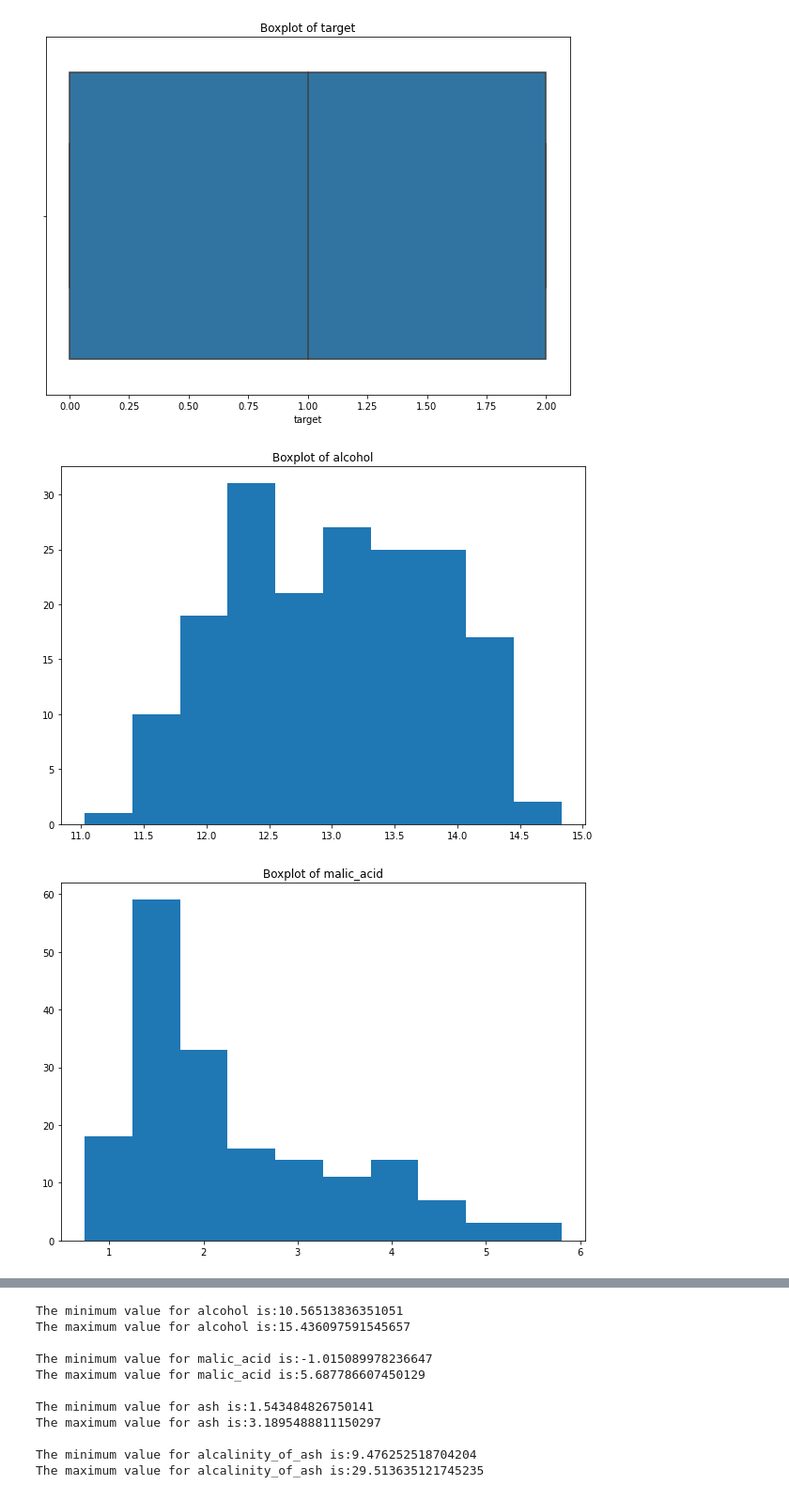
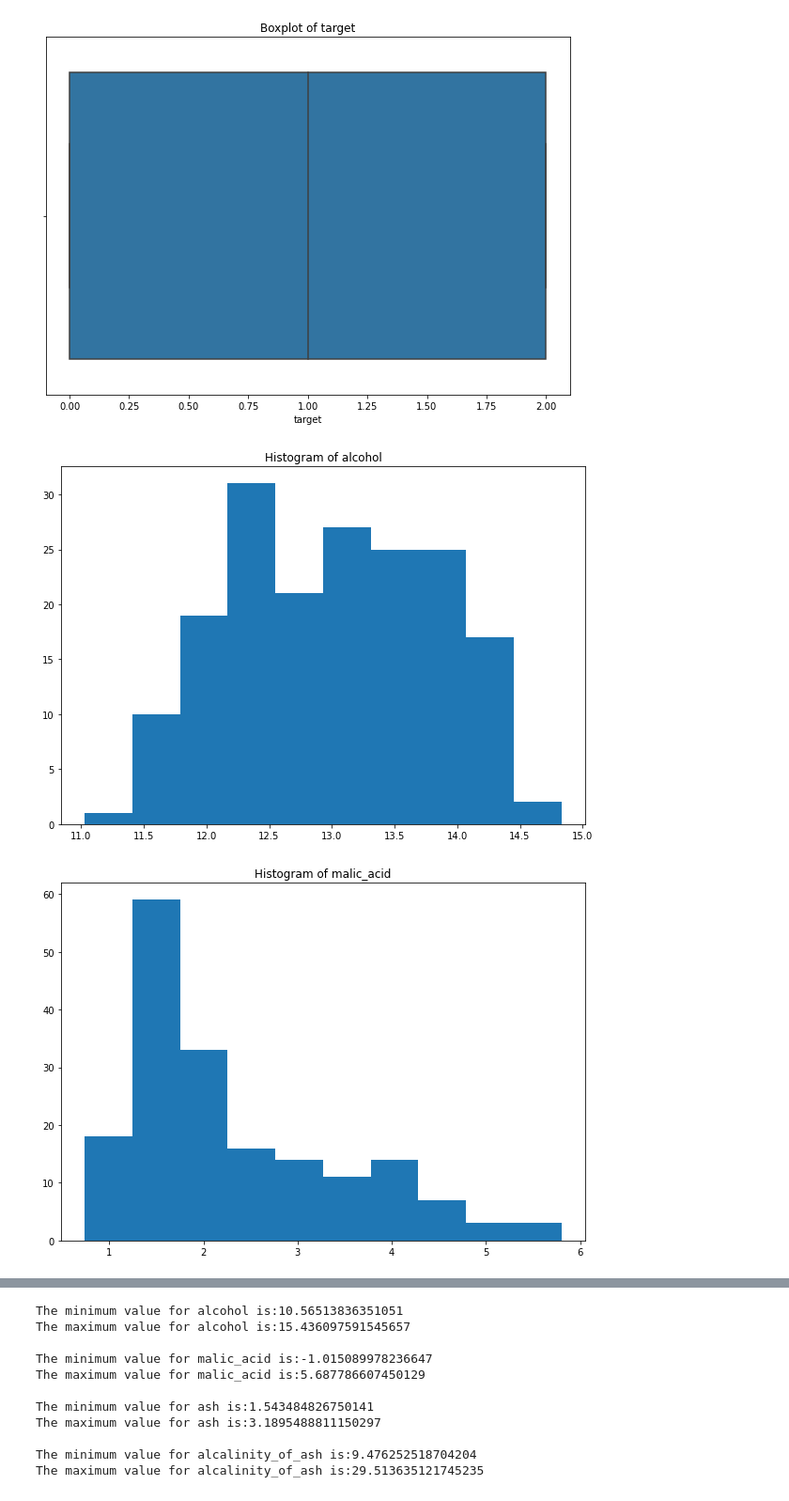
Before and after one commit to davro76/python_ML_practice, a Jupyter notebook: Data Repartition.ipynb, the cells around one changed output, grey strips where cells are left out. Shown: that part at 94% size. Drawn from its saved outputs; the diff is of its cells as text; code cells hidden in the pictures.

```diff
--- a/Data Repartition.ipynb
+++ b/Data Repartition.ipynb
@@ -146,14 +146,14 @@ for column in new_columns:
 # %%
 # Create new_columns variable with df1 datatype
 # Select all features which numerical data type
 #cols_new = df1.select_dtypes(include=numerics)
 #new_columns = ['float64','int64']
 new_columns = df1.columns
 for column in new_columns:
     plt.figure(figsize=(10,7))
     plt.hist(x=df1[column])
-    plt.title(f'Boxplot of {column}')
+    plt.title(f'Histogram of {column}')
     plt.show()
 # %% [output]
-[figure, old version]
+[figure, new version]
-[figure, old version]
+[figure, new version]
```
Also changed, not shown: parts of 2 cells of this notebook, 1 other file.
